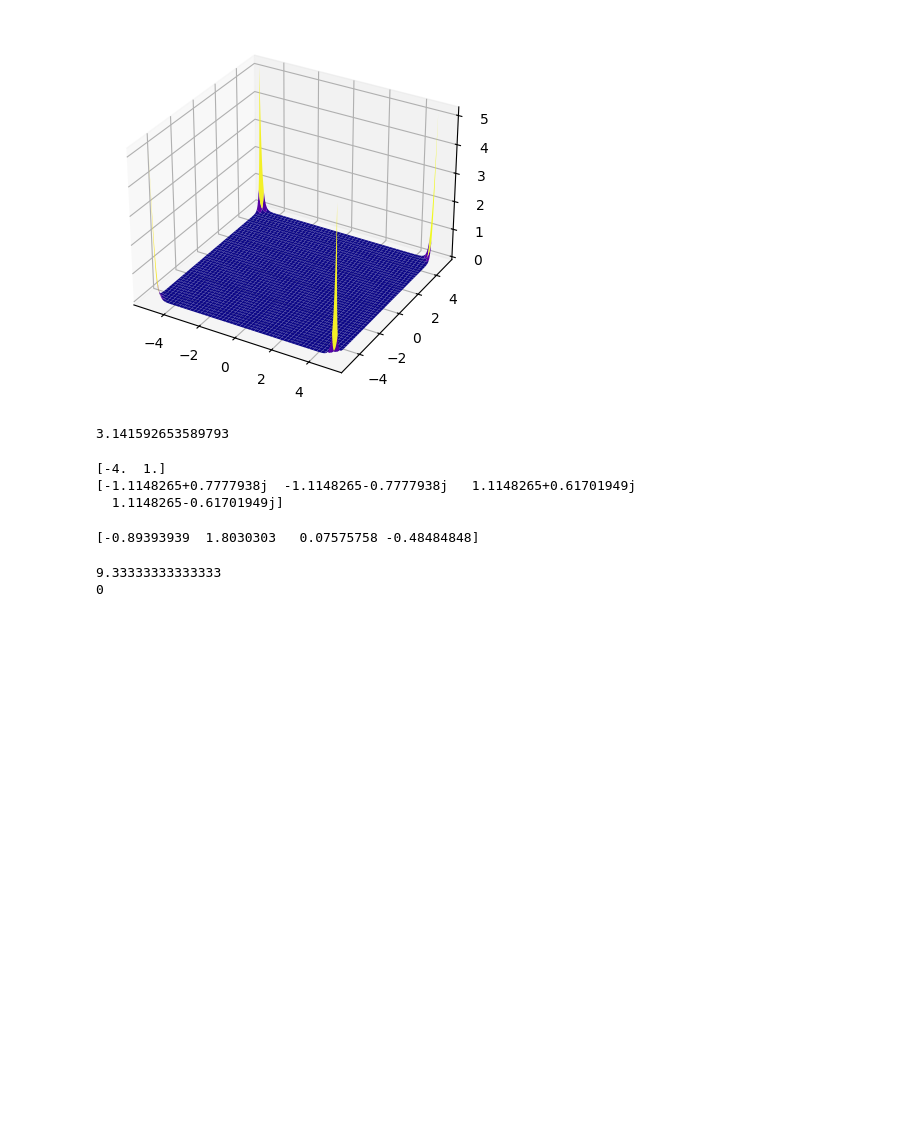
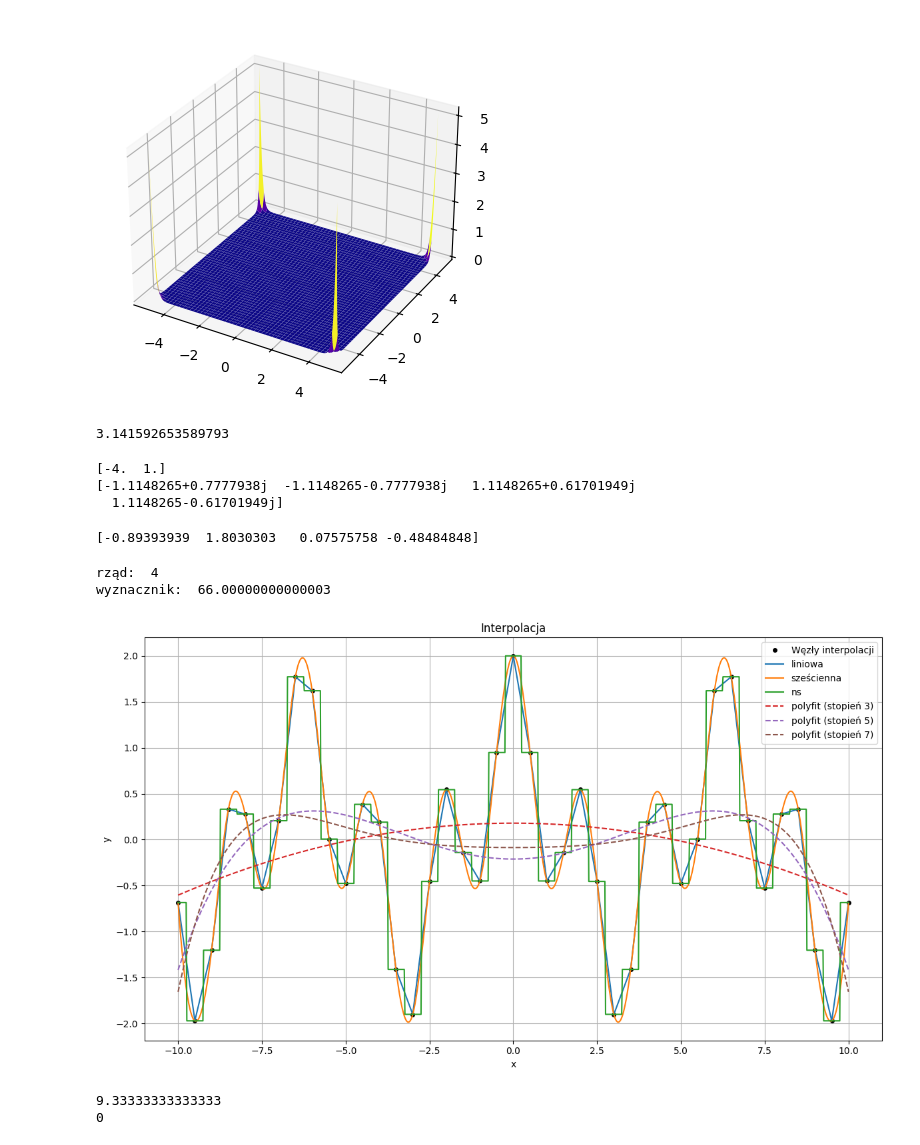
Before and after one commit to jarzeckil/mnum, a Jupyter notebook: lab1/lab1.ipynb, the cells around one changed output. Drawn from its saved outputs; the diff is of its cells as text; code cells hidden in the pictures; blank space fills up the shorter version.

```diff
--- a/lab1/lab1.ipynb
+++ b/lab1/lab1.ipynb
@@ -538,6 +525,50 @@ b = np.array([1, 2, 4, 6])
 print(np.linalg.solve(A, b))
 # %% [output]
 [-0.89393939  1.8030303   0.07575758 -0.48484848]
+# %%
+#5.4
+
+print("rząd: ", np.linalg.matrix_rank(A))
+print("wyznacznik: ", np.linalg.det(A))
+# %% [output]
+rząd:  4
+wyznacznik:  66.00000000000003
+# %%
+#5.5
+from scipy.interpolate import interp1d
+
+x = np.arange(-10, 10.5, 0.5)
+y = np.cos(3*x) + np.cos(x)
+
+x_dense = np.linspace(-10, 10, 1000)
+
+linear_interp = interp1d(x, y, kind='linear')
+cubic_interp = interp1d(x, y, kind='cubic')
+nearest_interp = interp1d(x, y, kind='nearest')
+
+polyfits = {}
+for deg in [3, 5, 7]:
+    coeffs = np.polyfit(x, y, deg)
+    polyfits[deg] = np.polyval(coeffs, x_dense)
+
+plt.figure(figsize=(12, 7))
+plt.plot(x, y, 'ko', label='Węzły interpolacji', markersize=4)
+plt.plot(x_dense, linear_interp(x_dense), label='liniowa')
+plt.plot(x_dense, cubic_interp(x_dense), label='sześcienna')
+plt.plot(x_dense, nearest_interp(x_dense), label='ns')
+
+for deg, y_fit in polyfits.items():
+    plt.plot(x_dense, y_fit, '--', label=f'polyfit (stopień {deg})')
+
+plt.title("Interpolacja")
+plt.xlabel("x")
+plt.ylabel("y")
+plt.legend()
+plt.grid(True)
+plt.tight_layout()
+plt.show()
+# %% [output]
+[figure, added]
 # %%
 #5.6
 from sympy import symbols, integrate, sin, pi
```
Also changed, not shown: parts of 11 cells of this notebook, 2 other files.
